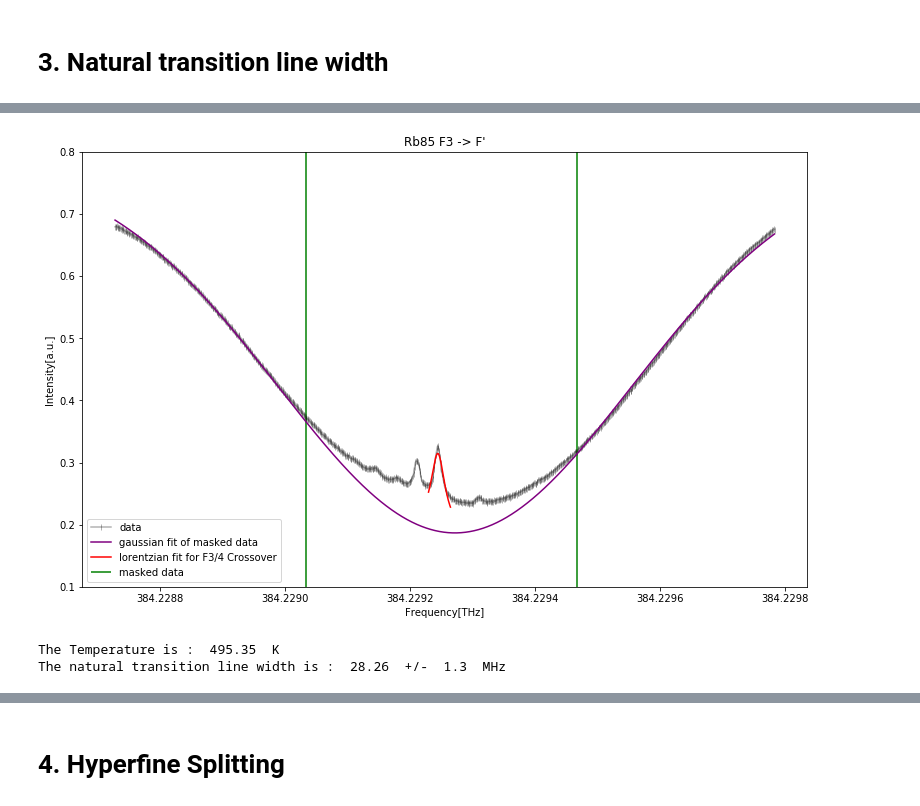
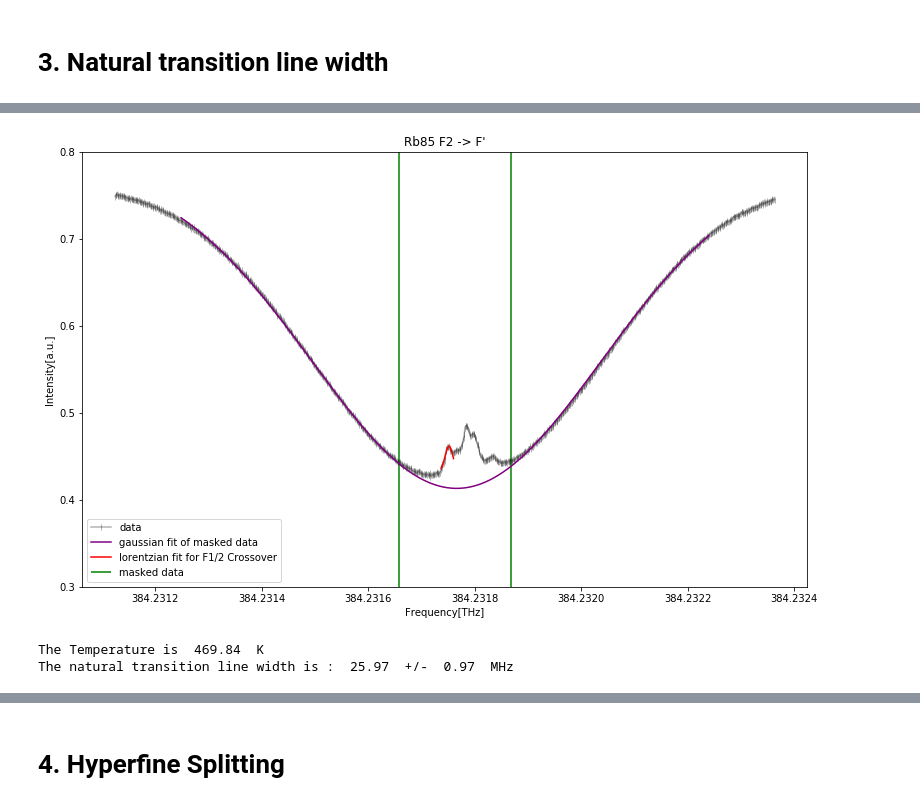
Before and after one commit to anananlyjlyj/physics-FP-Uni-HD, a Jupyter notebook: F20 Magneto-optical Trap/Part I.ipynb, the cells around one changed output, grey strips where cells are left out. Saved outputs shown, nothing was run; the diff lists cells and outputs as text; code cells hidden in the pictures.

```diff
--- a/F20 Magneto-optical Trap/Part I.ipynb
+++ b/F20 Magneto-optical Trap/Part I.ipynb
@@ -10,7 +10,7 @@ from scipy.constants import Boltzmann as kb
 from scipy.constants import Avogadro as avo
 # %%
 #constants
-mass87 = 85e-3/avo
+mass87 = 87e-3/avo
 mass85 = 85e-3/avo
 
 #rb87 transitions
@@ -33,16 +33,20 @@ p3_85 = +100.205e6
 
 #need transitions for evaluation
 cross87_s2_p23 = sp_87 + s2_87 + (p2_87 + p3_87)/2
+cross87_s1_p12 = sp_87 + s1_87 + (p1_87 + p2_87)/2
 
 clean87_s1_p2 = sp_87 + s1_87 + p2_87
 clean87_s2_p1 = sp_87 + s2_87 + p1_87
+
 clean87_s1 = sp_87 + s1_87
 clean87_s2 = sp_87 + s2_87
 
 clean85_s1 = sp_85 + s1_85
 clean85_s2 = sp_85 + s2_85
 
+dif87_85 = clean85_s2 - clean87_s2
 dif85_85 = s1_85 - s2_85
+dif85_87 = clean87_s1 - clean85_s1
 # %%
 dic = {}
 
@@ -85,7 +89,7 @@ def readout(key, order):
 
 t_p,t,i,d = readout('All_Peaks',6)
 zero = t_p[0]
-scale = (clean87_s1_p2-cross87_s2_p23)/(t_p[-1]-zero)
+scale = (cross87_s1_p12-cross87_s2_p23)/(t_p[-1]-zero)
 
 def scaling(t):
     return (cross87_s2_p23+(t-zero)*scale)*1e-12
@@ -96,13 +100,13 @@ def gaussian(x,fac,mean,std,off):
 def lorentzian(x,fac,mean,fwhm):
     return fac/(1+((mean-x)/(0.5*fwhm))**2)
 
-def temperature87(wid):
+def temperature87(wid, wave):
     sig = wid*1e12
-    return (sig**2/sp_87**2)*mass87*light**2/kb
+    return (sig**2/(wave*1e12)**2)*mass87*light**2/kb
 
-def temperature85(wid):
+def temperature85(wid, wave):
     sig = wid*1e12
-    return (sig**2/sp_85**2)*mass85*light**2/kb
+    return (sig**2/(wave*1e12)**2)*mass87*light**2/kb
 
 t = scaling(t)
 t_p = scaling(t_p)
@@ -355,49 +421,49 @@ The natural transition line width is :  22.21  +/-  0.64  MHz
 # %%
-t_p,t,i,d = readout('Rb85_F3_all',6)
+t_p,t,i,d = readout('Rb85_F2_all',6)
 t = scaling(t)
 t_p = scaling(t_p)
 plt.figure(figsize=(13,8))
 plt.plot(t,i,'k|-',alpha=0.3,label='data')
 
-down = 0
-hole1 = 290
-hole2 = 700
-up = 999
+down = 100
+hole1 = 430
+hole2 = 600
+up = 900
 
 t_eff = np.append(t[down:hole1],t[hole2:up])
 i_eff = np.append(i[down:hole1],i[hole2:up])
 
 popt, pcov = curve_fit(gaussian,t_eff,i_eff,p0=[-1,t_eff[i_eff == np.min(i_eff)][0],0.0002,0.8])
 mean1 = popt[1]
 std1 = popt[2]
 x = np.linspace(t[down],t[up],10000)
-plt.vlines([t[hole1],t[hole2]],0.1,0.8,color='green',label='masked data')
+plt.vlines([t[hole1],t[hole2]],0.2,0.8,color='green',label='masked data')
 plt.plot(x,gaussian(x,*popt),color='purple',label='gaussian fit of masked data')
 
-down = 475
-up = 508
+down = 494
+up = 513
 x = np.linspace(t[down],t[up],10000)
 back = gaussian(x,*popt)
 t_l = t[down:up]
 i_l = i[down:up] - gaussian(t_l,*popt)
-popt, pcov = curve_fit(lorentzian,t_l,i_l,[0.02,384.2293,0.0002])
+popt, pcov = curve_fit(lorentzian,t_l,i_l,[0.04,t[504],0.00001])
 mean = popt[1]
 FWHM = popt[2]
 
-plt.plot(x,lorentzian(x,*popt) + back,'r-',label='lorentzian fit for F3/4 Crossover')
+plt.plot(x,lorentzian(x,*popt) + back,'r-',label='lorentzian fit for F1/2 Crossover')
 
-plt.ylim(0.1,0.8)
-plt.title('Rb85 F3 -> F\'')
+plt.ylim(0.3,0.8)
+plt.title('Rb85 F2 -> F\'')
 plt.ylabel('Intensity[a.u.]')
 plt.xlabel('Frequency[THz]')
 plt.legend(loc=3)
 plt.gca().get_xaxis().get_major_formatter().set_useOffset(False)
 plt.show()
-print('The Temperature is : ',round(temperature85(std1),2),' K')
+print('The Temperature is ',round(temperature85(std1, mean1),2),' K')
 print('The natural transition line width is : ',round(FWHM*1e6,2),' +/- ',
       round(np.sqrt(pcov[2,2])*1e6,2),' MHz')
 # %% [output]
-[figure, old version]
+[figure, new version]
-The Temperature is :  495.35  K
-The natural transition line width is :  28.26  +/-  1.3  MHz
+The Temperature is  469.84  K
+The natural transition line width is :  25.97  +/-  0.97  MHz
 # %%
```
Also changed, not shown: parts of 13 cells of this notebook.
